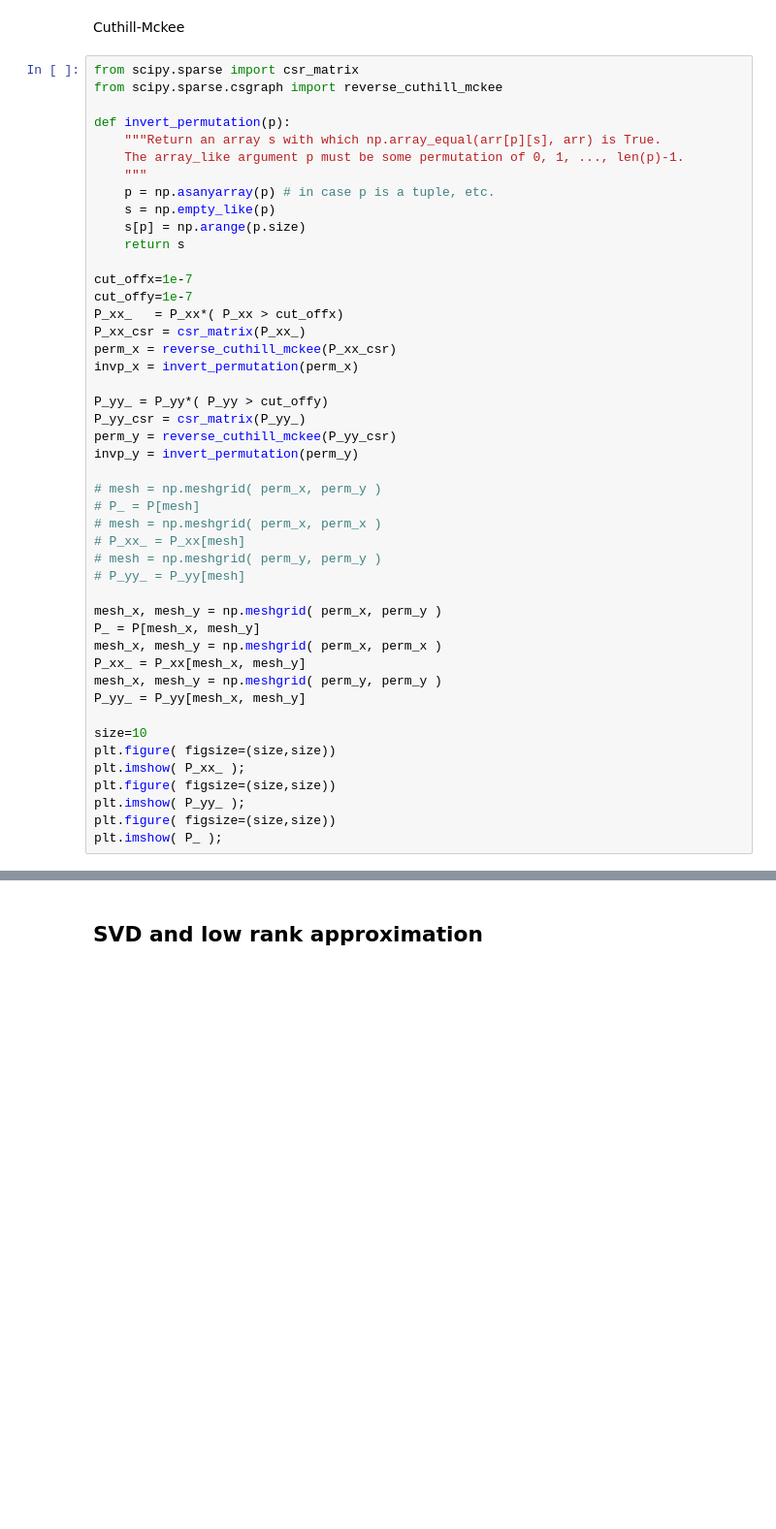
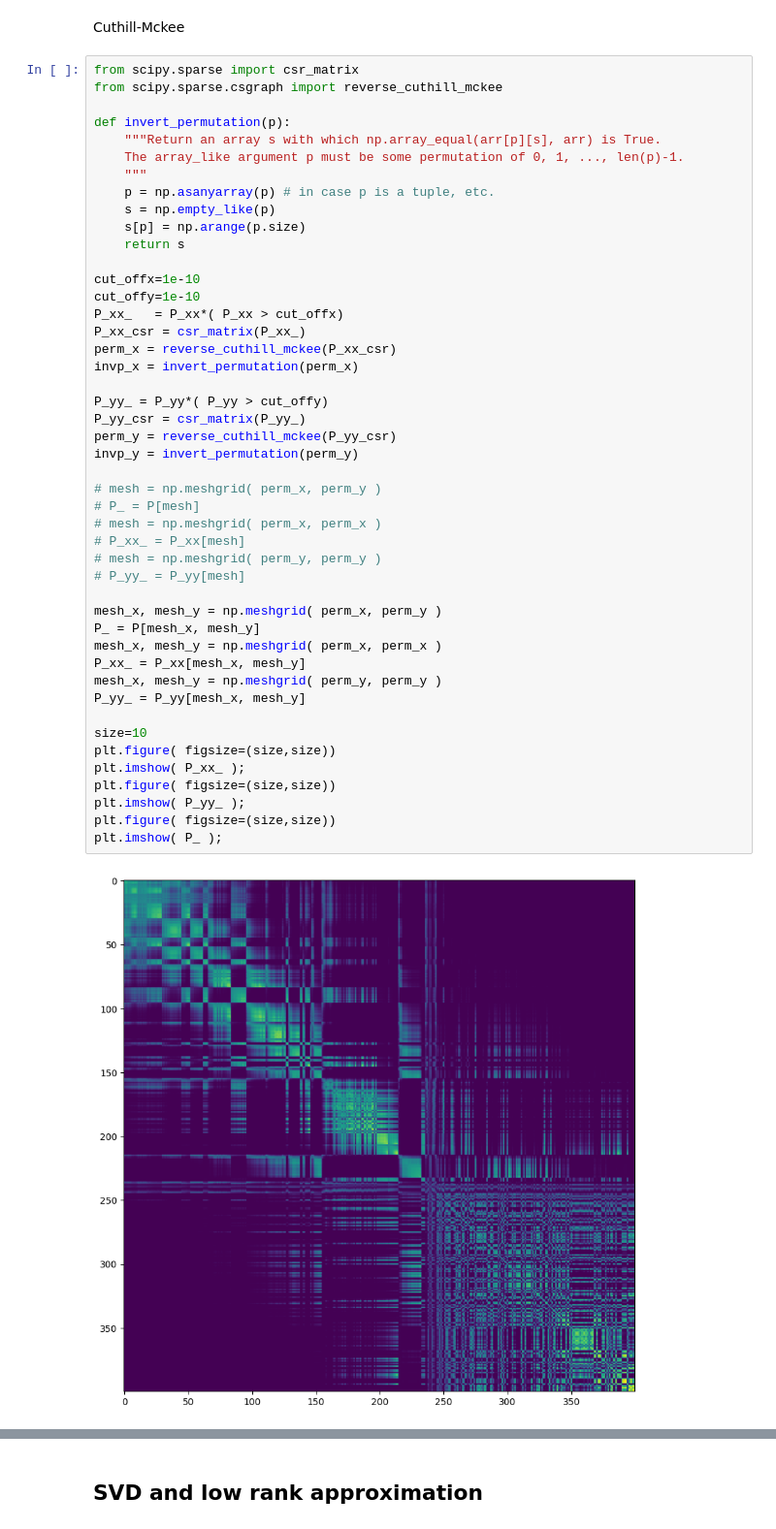
Before and after one commit to bosea949/Optimal-Transport, a Jupyter notebook: ipynb/NewtonAndSparsity.ipynb, the cells around one changed output, grey strips where cells are left out. Shown at 97% size. Drawn from its saved outputs; the diff is of its cells as text; blank space fills up the shorter version.

```diff
--- a/ipynb/NewtonAndSparsity.ipynb
+++ b/ipynb/NewtonAndSparsity.ipynb
@@ -338,36 +390,38 @@ def invert_permutation(p):
     s[p] = np.arange(p.size)
     return s
 
-cut_offx=1e-7
-cut_offy=1e-7
+cut_offx=1e-10
+cut_offy=1e-10
 P_xx_   = P_xx*( P_xx > cut_offx)
 P_xx_csr = csr_matrix(P_xx_)
 perm_x = reverse_cuthill_mckee(P_xx_csr)
 invp_x = invert_permutation(perm_x)
 
 P_yy_ = P_yy*( P_yy > cut_offy)
 P_yy_csr = csr_matrix(P_yy_)
 perm_y = reverse_cuthill_mckee(P_yy_csr)
 invp_y = invert_permutation(perm_y)
 
 # mesh = np.meshgrid( perm_x, perm_y )
 # P_ = P[mesh]
 # mesh = np.meshgrid( perm_x, perm_x )
 # P_xx_ = P_xx[mesh]
 # mesh = np.meshgrid( perm_y, perm_y )
 # P_yy_ = P_yy[mesh]
 
 mesh_x, mesh_y = np.meshgrid( perm_x, perm_y )
 P_ = P[mesh_x, mesh_y]
 mesh_x, mesh_y = np.meshgrid( perm_x, perm_x )
 P_xx_ = P_xx[mesh_x, mesh_y]
 mesh_x, mesh_y = np.meshgrid( perm_y, perm_y )
 P_yy_ = P_yy[mesh_x, mesh_y]
 
 size=10
 plt.figure( figsize=(size,size))
 plt.imshow( P_xx_ );
 plt.figure( figsize=(size,size))
 plt.imshow( P_yy_ );
 plt.figure( figsize=(size,size))
 plt.imshow( P_ );
+# %% [output]
+[figure, added]
```
Also changed, not shown: parts of 18 cells of this notebook.
